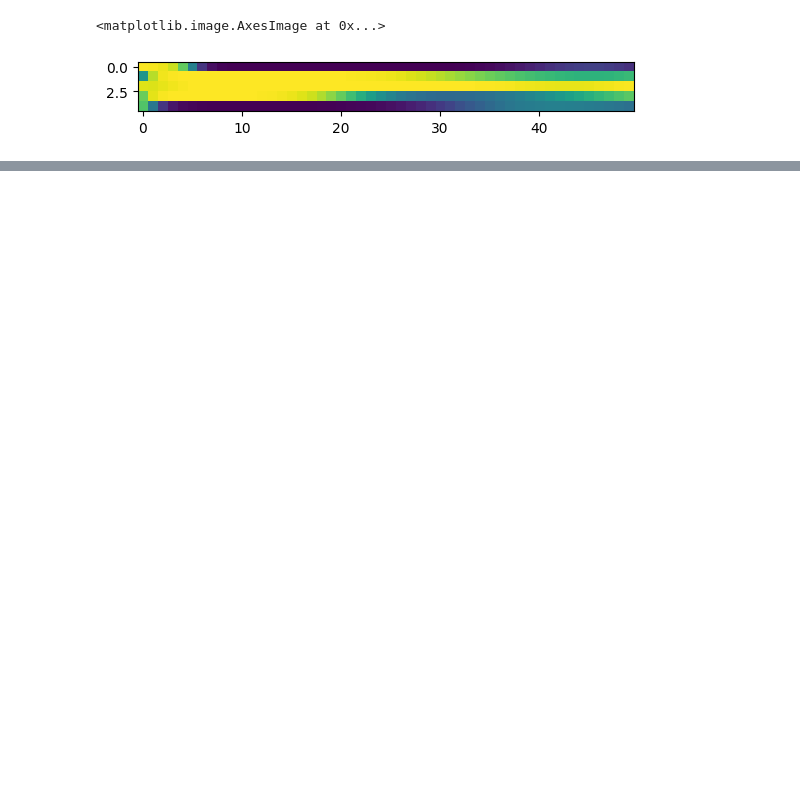
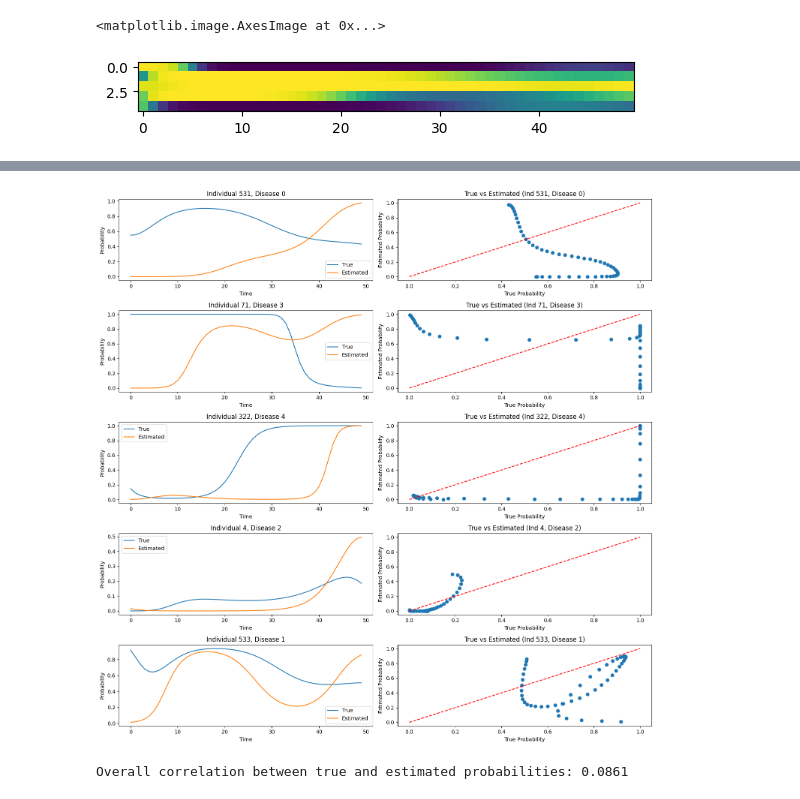
Before and after one commit to surbut/Tensornoulli, a Jupyter notebook: Scripts/clean.ipynb, the cells around one changed output, grey strips where cells are left out. Drawn from its saved outputs; the diff is of its cells as text; code cells hidden in the pictures; blank space fills up the shorter version.

```diff
--- a/Scripts/clean.ipynb
+++ b/Scripts/clean.ipynb
@@ -351,0 +576,35 @@ Overall correlation between true and estimated probabilities: 0.0429
+# %%
+
+# Plot true vs estimated pi for a few randomly selected individuals and diseases
+num_samples = 5
+sample_individuals = np.random.choice(N, num_samples, replace=False)
+sample_diseases = np.random.choice(D, num_samples, replace=False)
+
+plt.figure(figsize=(15, 15))
+for i, (n, d) in enumerate(zip(sample_individuals, sample_diseases)):
+    plt.subplot(num_samples, 2, 2*i + 1)
+    plt.plot(pi_true[n, d, :], label='True')
+    plt.plot(pi_fit[n, d, :], label='Estimated')
+    plt.title(f'Individual {n}, Disease {d}')
+    plt.xlabel('Time')
+    plt.ylabel('Probability')
+    plt.legend()
+
+    plt.subplot(num_samples, 2, 2*i + 2)
+    plt.scatter(pi_true[n, d, :], pi_fit[n, d, :])
+    plt.plot([0, 1], [0, 1], 'r--')  # diagonal line
+    plt.xlabel('True Probability')
+    plt.ylabel('Estimated Probability')
+    plt.title(f'True vs Estimated (Ind {n}, Disease {d})')
+
+plt.tight_layout()
+plt.show()
+
+# Compute overall correlation
+true_flat = pi_true.flatten()
+estimated_flat = pi_fit.flatten()
+correlation = np.corrcoef(true_flat, estimated_flat)[0, 1]
+print(f"Overall correlation between true and estimated probabilities: {correlation:.4f}")
+# %% [output]
+[figure, added]
+Overall correlation between true and estimated probabilities: 0.0861
```
Also changed, not shown: parts of 13 cells of this notebook, 4 other files.
